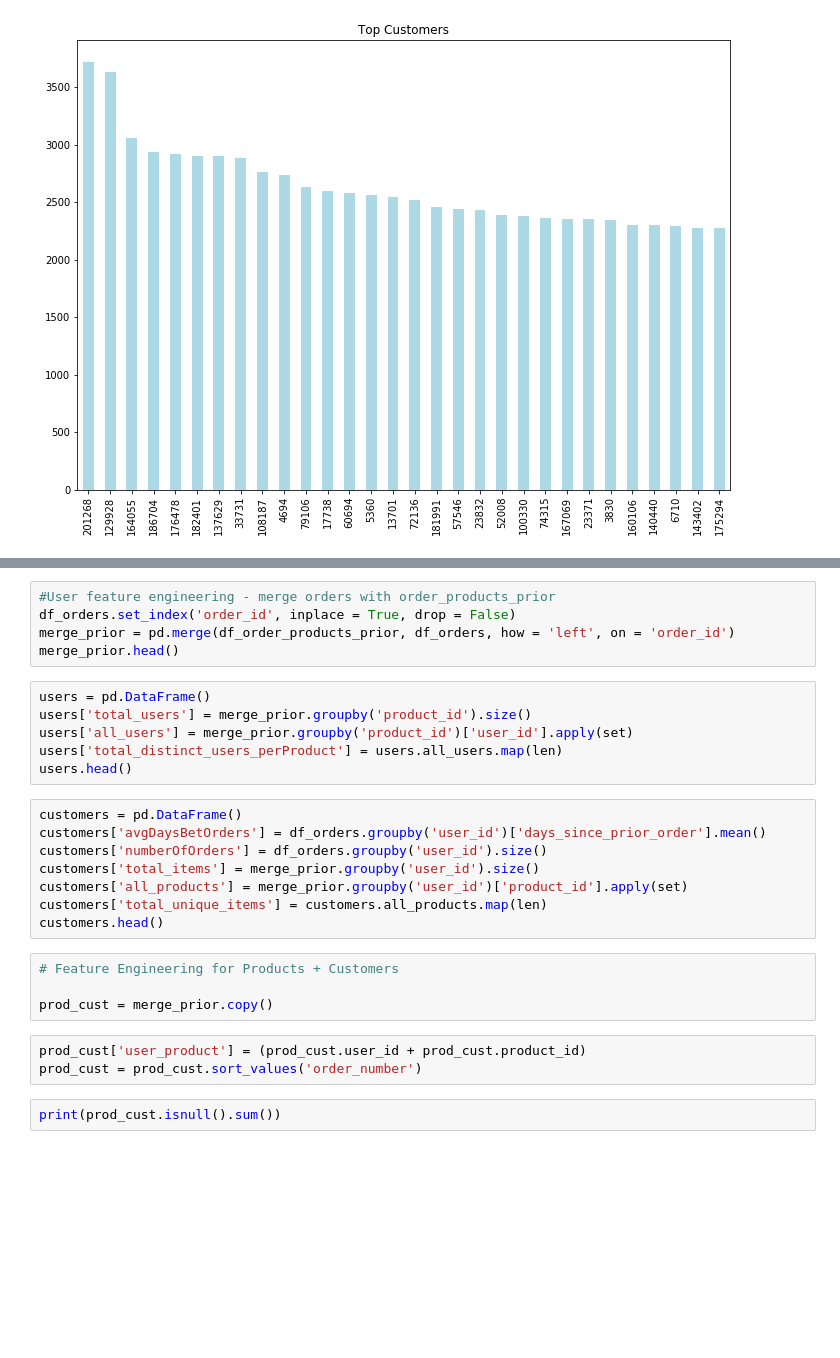
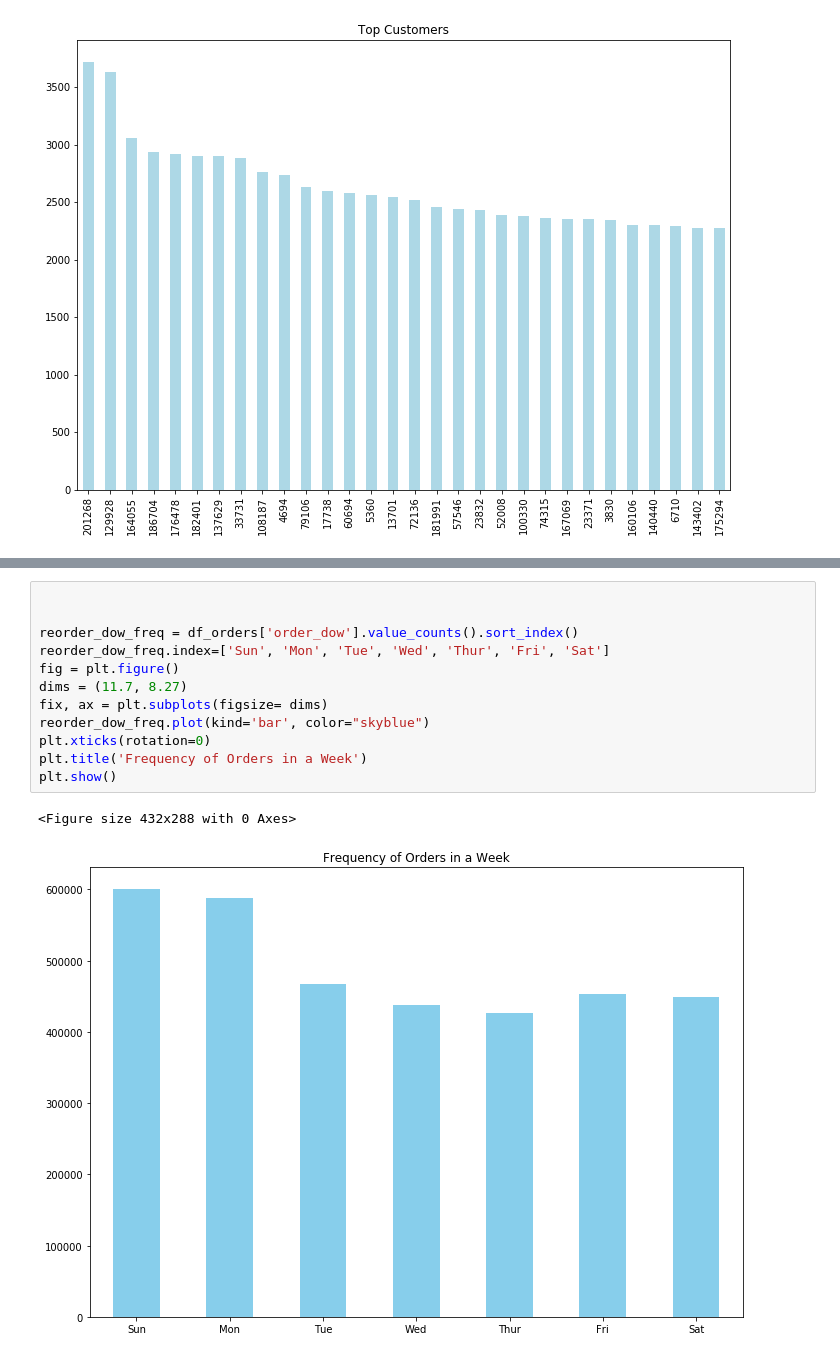
Before and after one commit to addiwei/Cap, a Jupyter notebook: Cap_Preprocessing_EDA_1.ipynb, the cells around one changed output, grey strips where cells are left out. Saved outputs shown, nothing was run; the diff lists cells and outputs as text; blank space fills up the shorter version.

```diff
--- a/Cap_Preprocessing_EDA_1.ipynb
+++ b/Cap_Preprocessing_EDA_1.ipynb
@@ -277,28 +230,15 @@ products.head()
-# %%
-#User feature engineering - merge orders with order_products_prior
-df_orders.set_index('order_id', inplace = True, drop = False)
-merge_prior = pd.merge(df_order_products_prior, df_orders, how = 'left', on = 'order_id')
-merge_prior.head()
-# %%
-users = pd.DataFrame()
-users['total_users'] = merge_prior.groupby('product_id').size()
-users['all_users'] = merge_prior.groupby('product_id')['user_id'].apply(set)
-users['total_distinct_users_perProduct'] = users.all_users.map(len)
-users.head()
-# %%
-customers = pd.DataFrame()
-customers['avgDaysBetOrders'] = df_orders.groupby('user_id')['days_since_prior_order'].mean()
-customers['numberOfOrders'] = df_orders.groupby('user_id').size()
-customers['total_items'] = merge_prior.groupby('user_id').size()
-customers['all_products'] = merge_prior.groupby('user_id')['product_id'].apply(set)
-customers['total_unique_items'] = customers.all_products.map(len)
-customers.head()
-# %%
-# Feature Engineering for Products + Customers
-
-prod_cust = merge_prior.copy()
-# %%
-prod_cust['user_product'] = (prod_cust.user_id + prod_cust.product_id)
-prod_cust = prod_cust.sort_values('order_number')
-# %%
-print(prod_cust.isnull().sum())
+# %%
+
+
+reorder_dow_freq = df_orders['order_dow'].value_counts().sort_index()
+reorder_dow_freq.index=['Sun', 'Mon', 'Tue', 'Wed', 'Thur', 'Fri', 'Sat']
+fig = plt.figure()
+dims = (11.7, 8.27)
+fix, ax = plt.subplots(figsize= dims)
+reorder_dow_freq.plot(kind='bar', color="skyblue")
+plt.xticks(rotation=0)
+plt.title('Frequency of Orders in a Week')
+plt.show()
+# %% [output]
+<Figure size 432x288 with 0 Axes>
+[figure, added]
```
Also changed, not shown: parts of 12 cells of this notebook.
